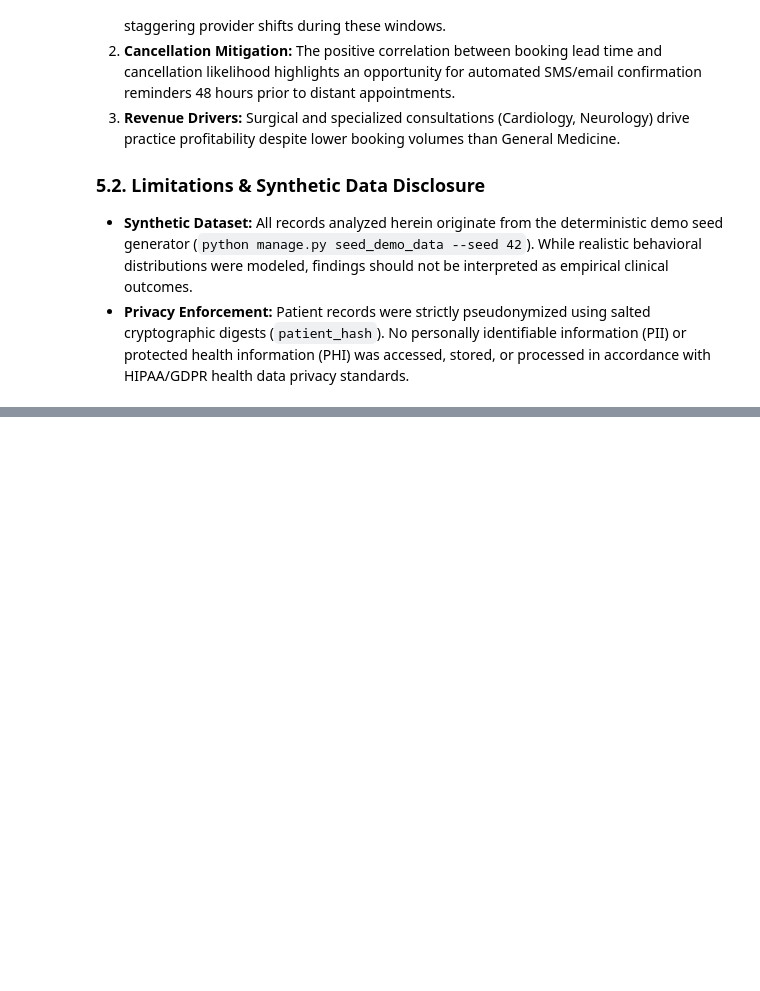
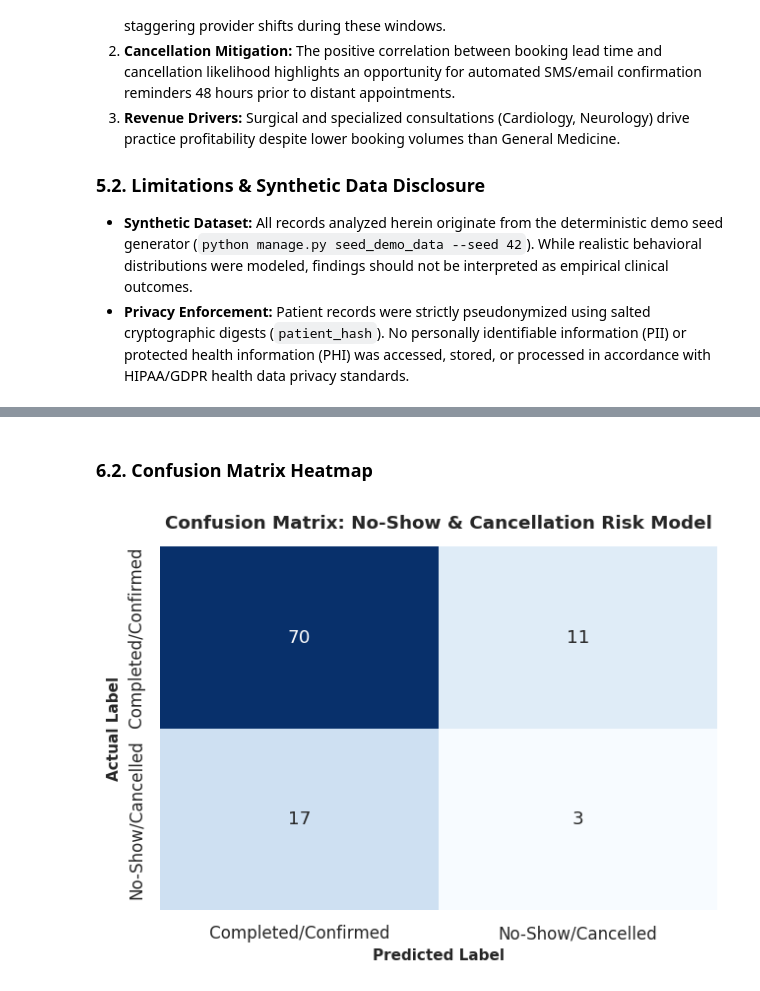
Before and after one commit to Ayush-404-ops/HealthBook, a Jupyter notebook: analytics/notebooks/appointment_analysis.ipynb, the cells around one changed output, grey strips where cells are left out. Cells and saved outputs as stored; diff of their text form; code cells hidden in the pictures; blank space fills up the shorter version.

```diff
--- a/analytics/notebooks/appointment_analysis.ipynb
+++ b/analytics/notebooks/appointment_analysis.ipynb
@@ -373,0 +443,15 @@ Passing `palette` without assigning `hue` is deprecated and will be removed in v
+# %% [markdown]
+### 6.2. Confusion Matrix Heatmap
+# %%
+cm = confusion_matrix(y_test, y_pred)
+plt.figure(figsize=(6, 4.5))
+sns.heatmap(cm, annot=True, fmt='d', cmap='Blues', cbar=False,
+            xticklabels=['Completed/Confirmed', 'No-Show/Cancelled'],
+            yticklabels=['Completed/Confirmed', 'No-Show/Cancelled'])
+plt.title('Confusion Matrix: No-Show & Cancellation Risk Model', fontsize=12, fontweight='bold', pad=12)
+plt.xlabel('Predicted Label', fontsize=10, fontweight='semibold')
+plt.ylabel('Actual Label', fontsize=10, fontweight='semibold')
+plt.tight_layout()
+plt.show()
+# %% [output]
+[figure, added]
```
Also changed, not shown: parts of 6 cells of this notebook, 9 other files.
